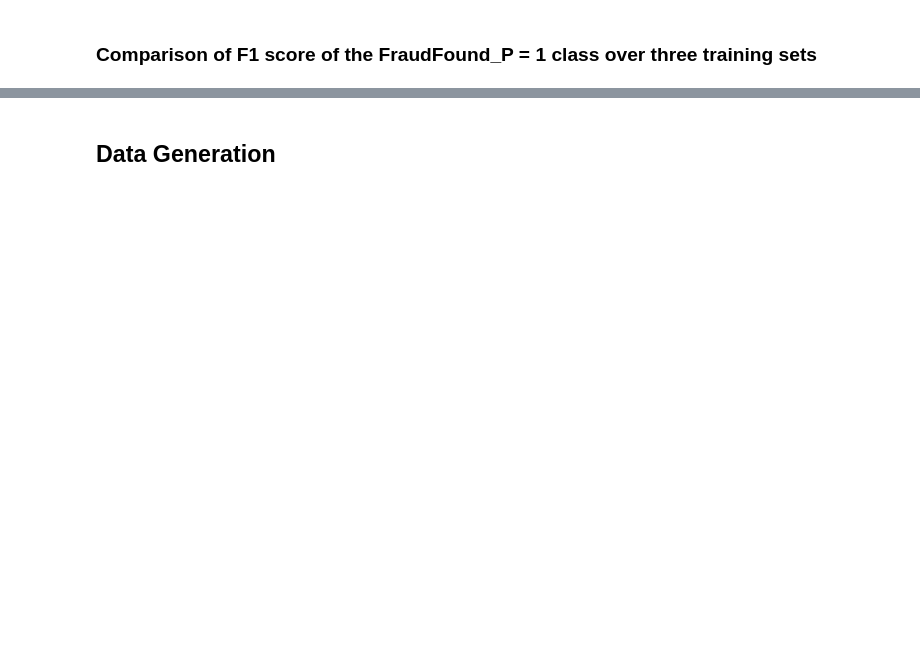
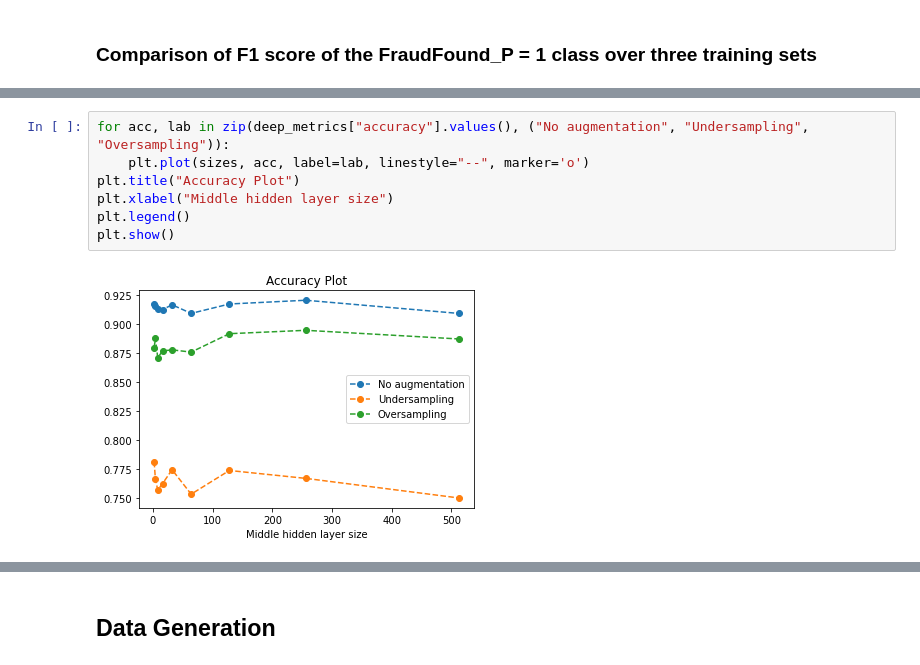
Before and after one commit to azywot/Mushroom-Classifier, a Jupyter notebook: dl_modelling/pca_nn.ipynb, the cells around one changed output, grey strips where cells are left out. Drawn from its saved outputs; the diff is of its cells as text; blank space fills up the shorter version.

```diff
--- a/dl_modelling/pca_nn.ipynb
+++ b/dl_modelling/pca_nn.ipynb
@@ -109,0 +145,9 @@ plt.show()
+# %%
+for acc, lab in zip(deep_metrics["accuracy"].values(), ("No augmentation", "Undersampling", "Oversampling")):
+    plt.plot(sizes, acc, label=lab, linestyle="--", marker='o')
+plt.title("Accuracy Plot")
+plt.xlabel("Middle hidden layer size")
+plt.legend()
+plt.show()
+# %% [output]
+[figure, added]
```
Also changed, not shown: parts of 31 cells of this notebook, 5 other files.
